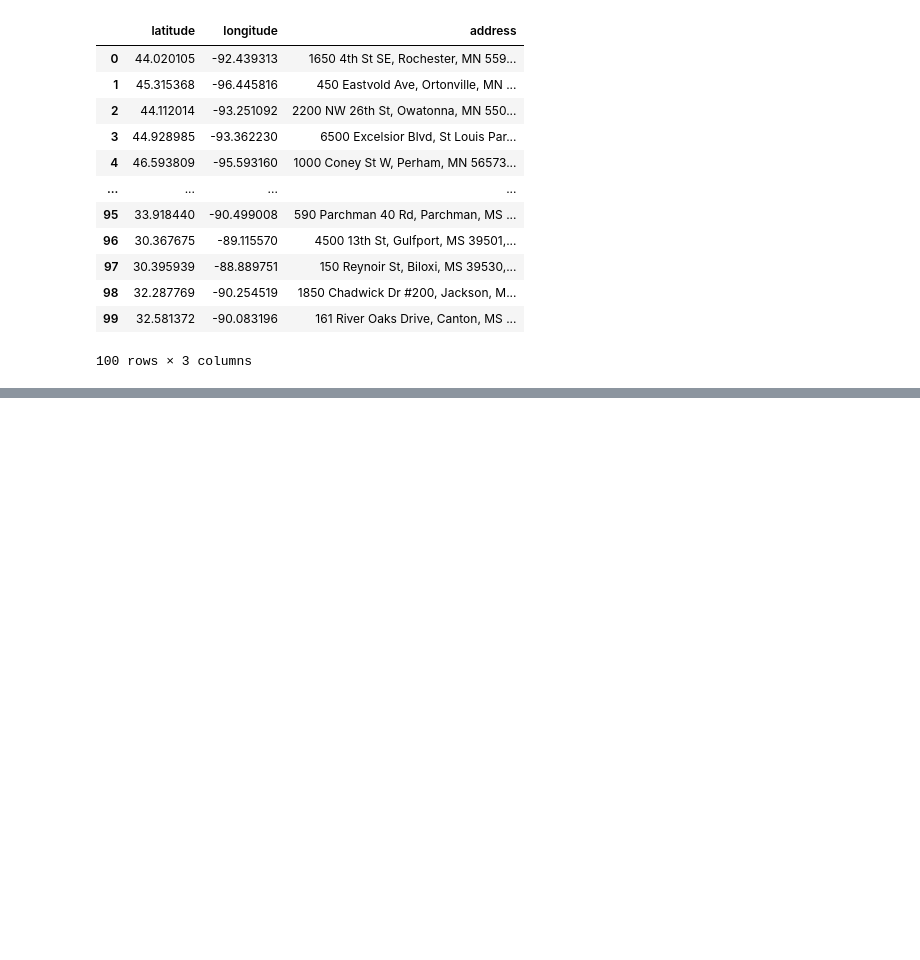
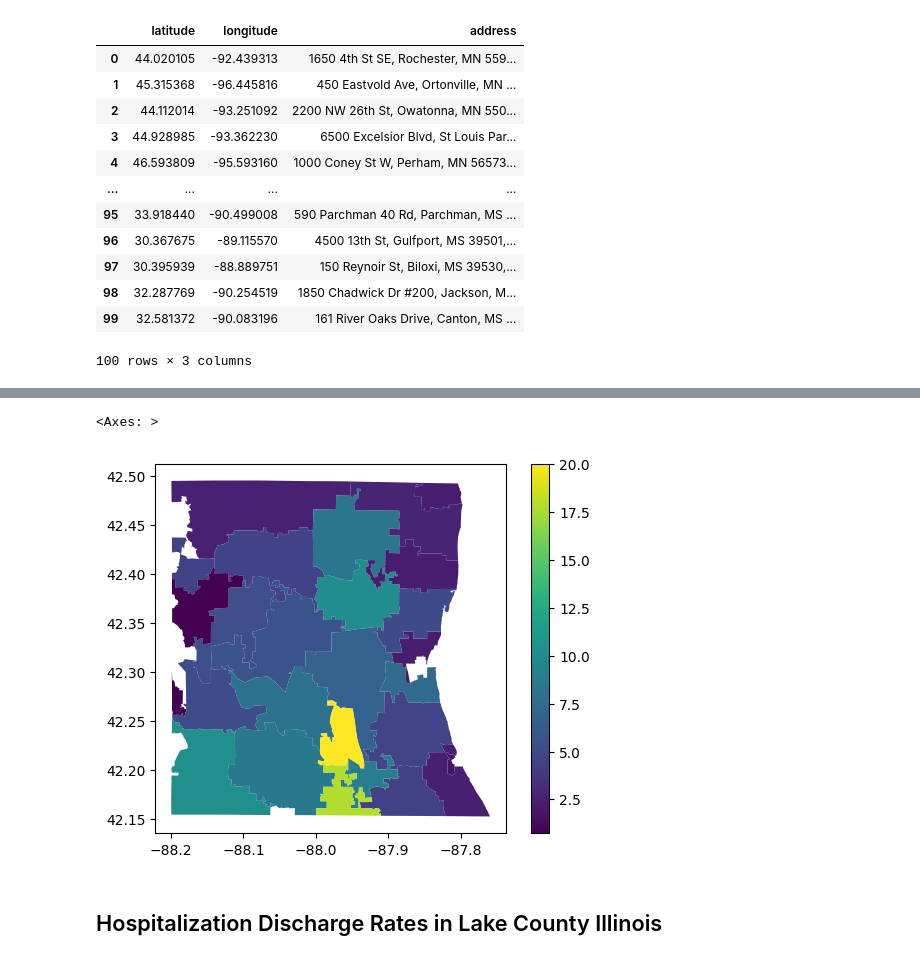
Before and after one commit to jas-tang/datasci_7_geospatial, a Jupyter notebook: geospatial7.ipynb, the cells around one changed output, grey strips where cells are left out. Cells and saved outputs as stored; diff of their text form; code cells hidden in the pictures; blank space fills up the shorter version.

```diff
--- a/geospatial7.ipynb
+++ b/geospatial7.ipynb
@@ -153,0 +188,3 @@ df_reverse
+# %%
+df_gpd2 = gpd.read_file('/content/Demographics.geojson')
+df_gpd2
@@ -153,0 +210,7 @@ df_reverse
+# %%
+df_gpd2.plot("Asian__", legend=True)
+# %% [output]
+<Axes: >
+[figure, added]
+# %% [markdown]
+## Hospitalization Discharge Rates in Lake County Illinois
```
Also changed, not shown: parts of 17 cells of this notebook.
